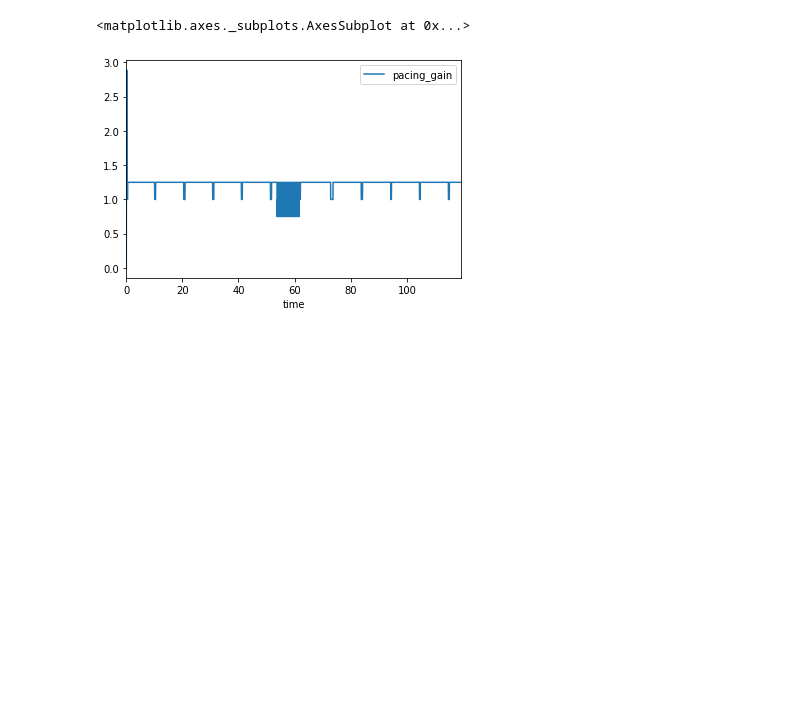
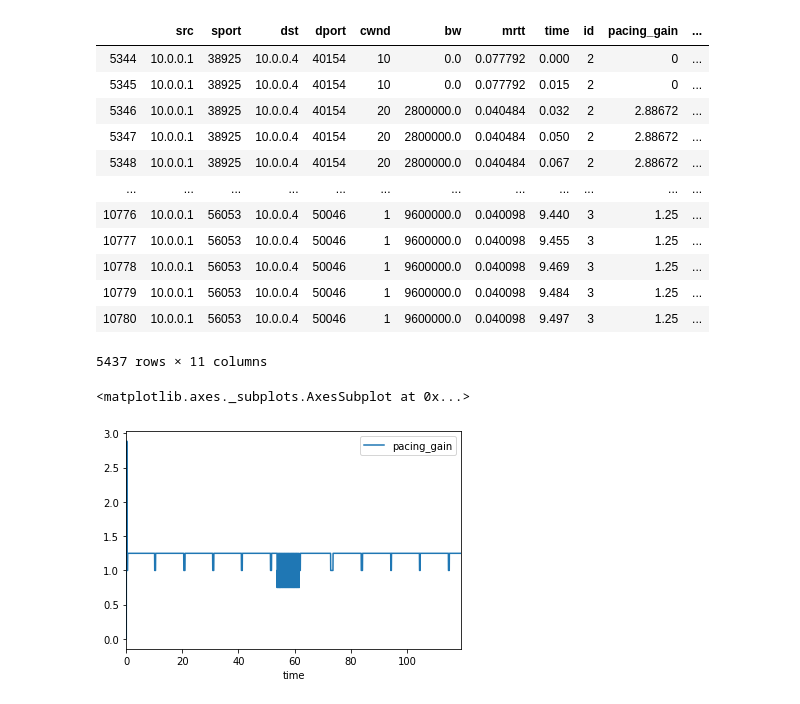
Before and after one commit to RodrigoSLuna/Minity, a Jupyter notebook: Parser.ipynb, the cells around one changed output. Saved outputs shown, nothing was run; the diff lists cells and outputs as text; code cells hidden in the pictures; blank space fills up the shorter version.

```diff
--- a/Parser.ipynb
+++ b/Parser.ipynb
@@ -330,3 +490,19 @@ df = bbrParser("/home/rodrigoluna/Área de Trabalho/UFRJ/TCC/Framework/h1")
+# %%
+df[df['id']>1]
+# %% [output]
+|  | src | sport | dst | dport | cwnd | bw | mrtt | time | id | pacing_gain | ... |
+| 5344 | 10.0.0.1 | 38925 | 10.0.0.4 | 40154 | 10 | 0.0 | 0.077792 | 0.000 | 2 | 0 | ... |
+| 5345 | 10.0.0.1 | 38925 | 10.0.0.4 | 40154 | 10 | 0.0 | 0.077792 | 0.015 | 2 | 0 | ... |
+| 5346 | 10.0.0.1 | 38925 | 10.0.0.4 | 40154 | 20 | 2800000.0 | 0.040484 | 0.032 | 2 | 2.88672 | ... |
+| 5347 | 10.0.0.1 | 38925 | 10.0.0.4 | 40154 | 20 | 2800000.0 | 0.040484 | 0.050 | 2 | 2.88672 | ... |
+| 5348 | 10.0.0.1 | 38925 | 10.0.0.4 | 40154 | 20 | 2800000.0 | 0.040484 | 0.067 | 2 | 2.88672 | ... |
+| ... | ... | ... | ... | ... | ... | ... | ... | ... | ... | ... | ... |
+| 10776 | 10.0.0.1 | 56053 | 10.0.0.4 | 50046 | 1 | 9600000.0 | 0.040098 | 9.440 | 3 | 1.25 | ... |
+| 10777 | 10.0.0.1 | 56053 | 10.0.0.4 | 50046 | 1 | 9600000.0 | 0.040098 | 9.455 | 3 | 1.25 | ... |
+| 10778 | 10.0.0.1 | 56053 | 10.0.0.4 | 50046 | 1 | 9600000.0 | 0.040098 | 9.469 | 3 | 1.25 | ... |
+| 10779 | 10.0.0.1 | 56053 | 10.0.0.4 | 50046 | 1 | 9600000.0 | 0.040098 | 9.484 | 3 | 1.25 | ... |
+| 10780 | 10.0.0.1 | 56053 | 10.0.0.4 | 50046 | 1 | 9600000.0 | 0.040098 | 9.497 | 3 | 1.25 | ... |
+5437 rows × 11 columns
 # %%
 cols = ['bw','cwnd','cwnd_gain','pacing_gain','_mrtt']
 for col in df.columns:
```
Also changed, not shown: parts of 14 cells of this notebook, 6 other files.
